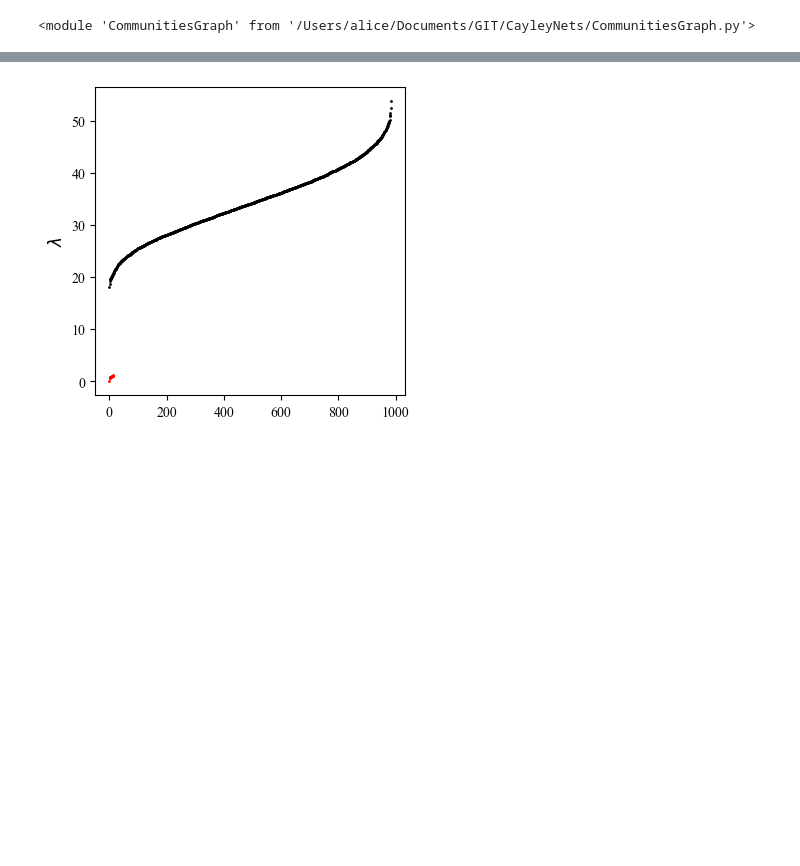
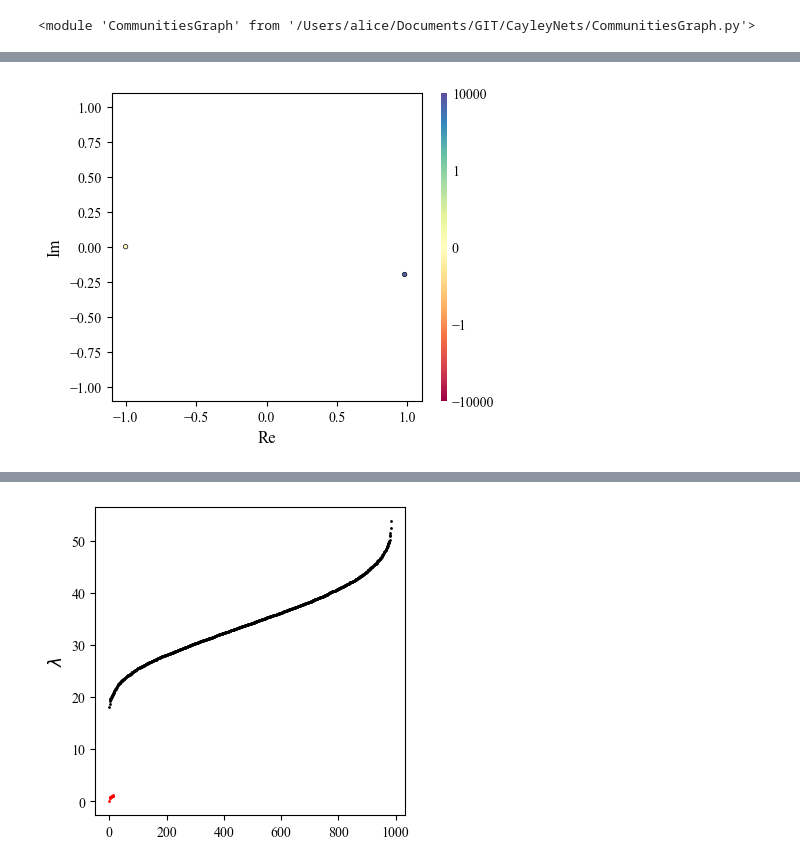
Before and after one commit to AliceDeLorenci/CayleyNets, a Jupyter notebook: CayleyTransform.ipynb, the cells around one changed output, grey strips where cells are left out. Cells and saved outputs as stored; diff of their text form; code cells hidden in the pictures; blank space fills up the shorter version.

```diff
--- a/CayleyTransform.ipynb
+++ b/CayleyTransform.ipynb
@@ -29,3 +29,8 @@ CayleyTransform.ScalarCayleyTranform.plot(x)
+# %%
+points = np.array([0, 10])
+CayleyTransform.ScalarCayleyTranform.plot(points)
+# %% [output]
+[figure, added]
 # %%
 n_community=15
 p=0.5
```
Also changed, not shown: parts of 1 cell of this notebook, 15 other files.
